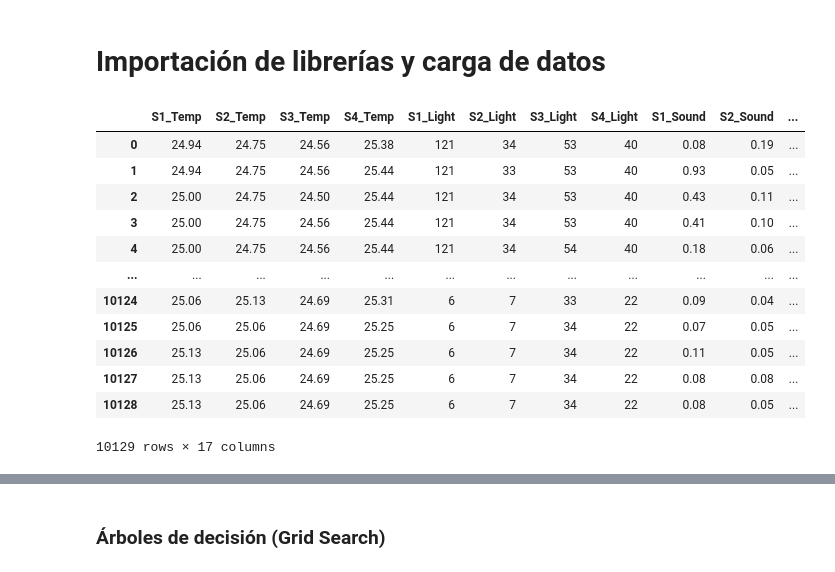
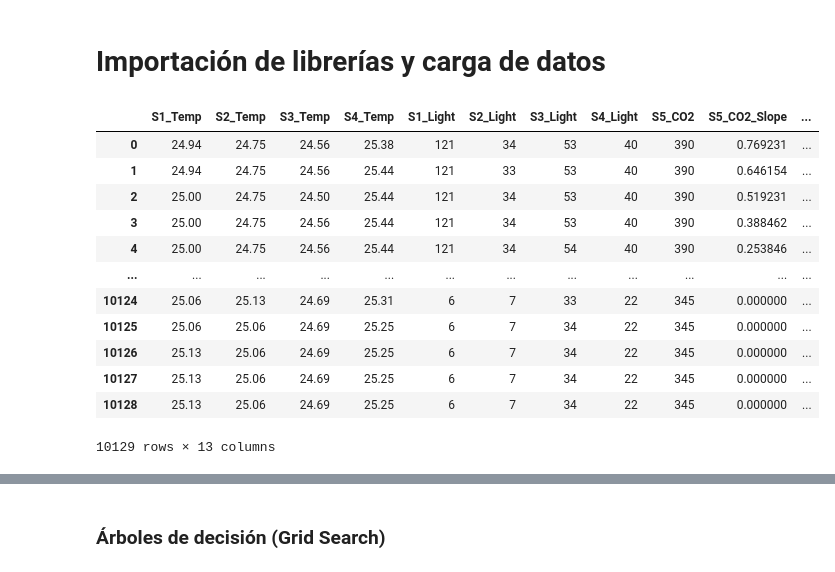
Before and after one commit to GRUNECO/MINIONS, a Jupyter notebook: ML_models.ipynb, the cells around one changed output, grey strips where cells are left out. Drawn from its saved outputs; the diff is of its cells as text; code cells hidden in the pictures.

```diff
--- a/ML_models.ipynb
+++ b/ML_models.ipynb
@@ -29,21 +29,21 @@ from sklearn.preprocessing import StandardScaler
 # %%
 #path=r'C:\Users\Luisa\OneDrive - Universidad de Antioquia\GRUNECO\Doctorado Ximena\pca\PCA_without_powers.csv'.replace('\\','/')
 #path=r'C:\Users\Luisa\OneDrive - Universidad de Antioquia\GRUNECO\Doctorado Ximena\pca\sl\PCA_sl.csv'.replace('\\','/')
 
 data=pd.read_csv("Occupancy_Estimation.csv",sep=",")
-data = data.drop(["Date","Time"], axis=1)
+data = data.drop(["Date","Time",'S1_Sound', 'S2_Sound', 'S3_Sound', 'S4_Sound'], axis=1)
 data
 # %% [output]
-|  | S1_Temp | S2_Temp | S3_Temp | S4_Temp | S1_Light | S2_Light | S3_Light | S4_Light | S1_Sound | S2_Sound | ... |
-| 0 | 24.94 | 24.75 | 24.56 | 25.38 | 121 | 34 | 53 | 40 | 0.08 | 0.19 | ... |
-| 1 | 24.94 | 24.75 | 24.56 | 25.44 | 121 | 33 | 53 | 40 | 0.93 | 0.05 | ... |
-| 2 | 25.00 | 24.75 | 24.50 | 25.44 | 121 | 34 | 53 | 40 | 0.43 | 0.11 | ... |
-| 3 | 25.00 | 24.75 | 24.56 | 25.44 | 121 | 34 | 53 | 40 | 0.41 | 0.10 | ... |
-| 4 | 25.00 | 24.75 | 24.56 | 25.44 | 121 | 34 | 54 | 40 | 0.18 | 0.06 | ... |
+|  | S1_Temp | S2_Temp | S3_Temp | S4_Temp | S1_Light | S2_Light | S3_Light | S4_Light | S5_CO2 | S5_CO2_Slope | ... |
+| 0 | 24.94 | 24.75 | 24.56 | 25.38 | 121 | 34 | 53 | 40 | 390 | 0.769231 | ... |
+| 1 | 24.94 | 24.75 | 24.56 | 25.44 | 121 | 33 | 53 | 40 | 390 | 0.646154 | ... |
+| 2 | 25.00 | 24.75 | 24.50 | 25.44 | 121 | 34 | 53 | 40 | 390 | 0.519231 | ... |
+| 3 | 25.00 | 24.75 | 24.56 | 25.44 | 121 | 34 | 53 | 40 | 390 | 0.388462 | ... |
+| 4 | 25.00 | 24.75 | 24.56 | 25.44 | 121 | 34 | 54 | 40 | 390 | 0.253846 | ... |
 | ... | ... | ... | ... | ... | ... | ... | ... | ... | ... | ... | ... |
-| 10124 | 25.06 | 25.13 | 24.69 | 25.31 | 6 | 7 | 33 | 22 | 0.09 | 0.04 | ... |
-| 10125 | 25.06 | 25.06 | 24.69 | 25.25 | 6 | 7 | 34 | 22 | 0.07 | 0.05 | ... |
-| 10126 | 25.13 | 25.06 | 24.69 | 25.25 | 6 | 7 | 34 | 22 | 0.11 | 0.05 | ... |
-| 10127 | 25.13 | 25.06 | 24.69 | 25.25 | 6 | 7 | 34 | 22 | 0.08 | 0.08 | ... |
-| 10128 | 25.13 | 25.06 | 24.69 | 25.25 | 6 | 7 | 34 | 22 | 0.08 | 0.05 | ... |
+| 10124 | 25.06 | 25.13 | 24.69 | 25.31 | 6 | 7 | 33 | 22 | 345 | 0.000000 | ... |
+| 10125 | 25.06 | 25.06 | 24.69 | 25.25 | 6 | 7 | 34 | 22 | 345 | 0.000000 | ... |
+| 10126 | 25.13 | 25.06 | 24.69 | 25.25 | 6 | 7 | 34 | 22 | 345 | 0.000000 | ... |
+| 10127 | 25.13 | 25.06 | 24.69 | 25.25 | 6 | 7 | 34 | 22 | 345 | 0.000000 | ... |
+| 10128 | 25.13 | 25.06 | 24.69 | 25.25 | 6 | 7 | 34 | 22 | 345 | 0.000000 | ... |
-10129 rows × 17 columns
+10129 rows × 13 columns
```
Also changed, not shown: parts of 38 cells of this notebook.
